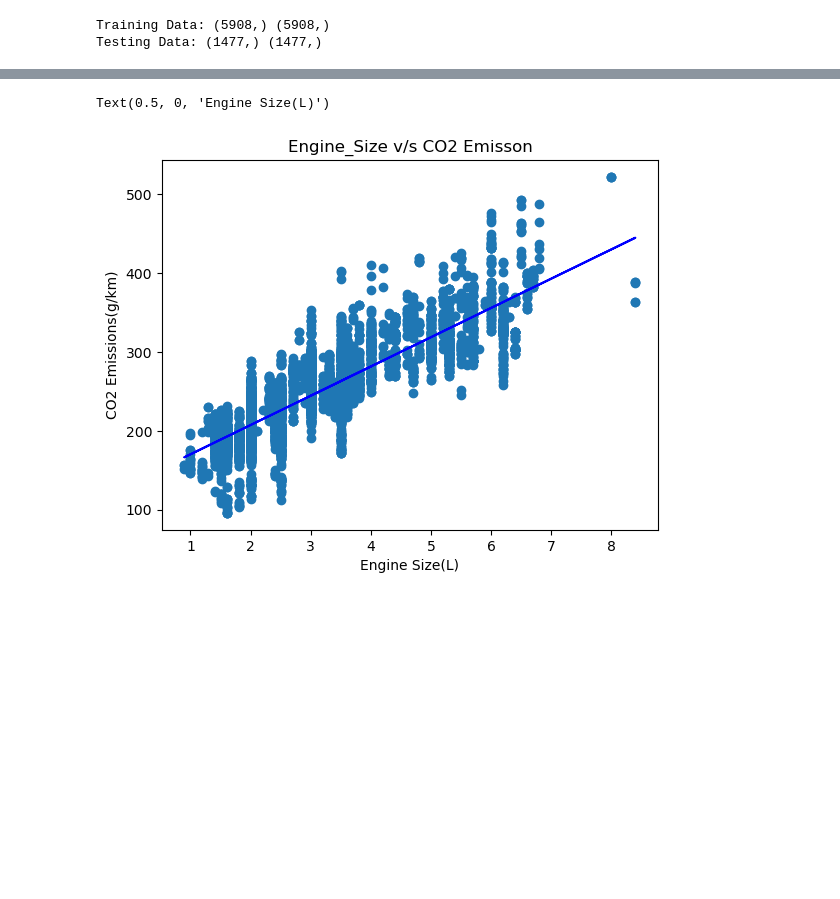
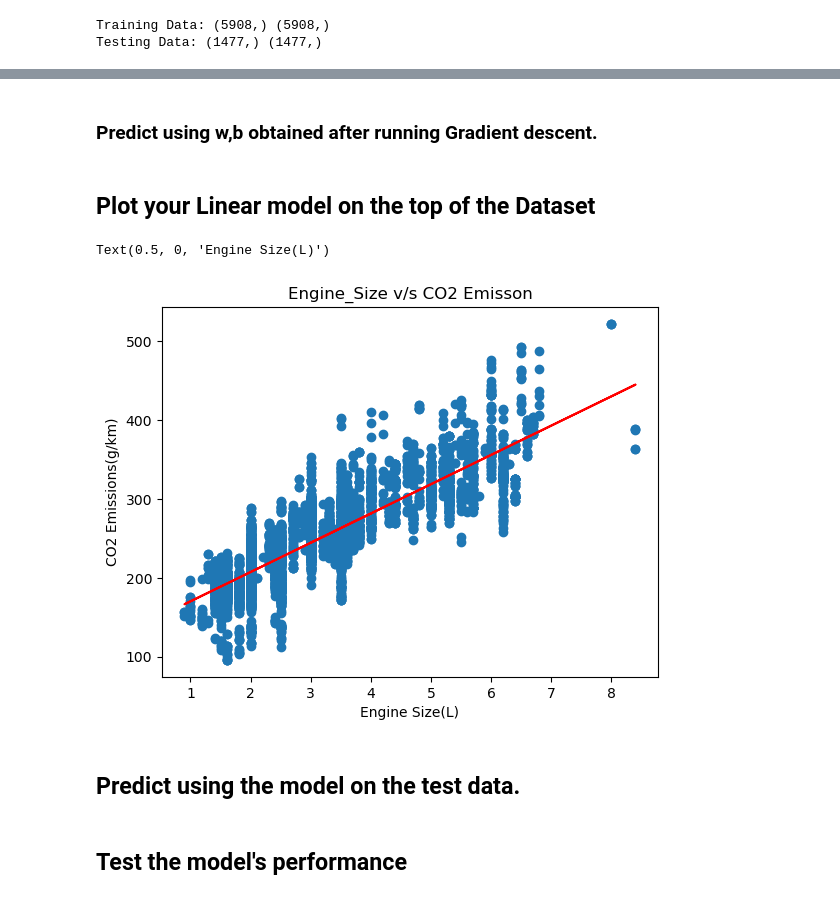
Before and after one commit to HR-Shekhar/UnivariateLinearRegression, a Jupyter notebook: UnivariateLinearRegression.ipynb, the cells around one changed output, grey strips where cells are left out. Drawn from its saved outputs; the diff is of its cells as text; code cells hidden in the pictures; blank space fills up the shorter version.

Commit message:
Initial commit - Univariate Linear Regression Project

```diff
--- a/UnivariateLinearRegression.ipynb
+++ b/UnivariateLinearRegression.ipynb
@@ -157,30 +188,38 @@ w,b found by gradient descent: 37.1065254253541 133.22598854909575
+# %% [markdown]
+### **Predict using w,b obtained after running Gradient descent.**
 # %%
 m = x_train.shape[0]
 predicted = np.zeros(m)
 
 for i in range(m):
     predicted[i] = w * x_train[i] + b
+# %% [markdown]
+## Plot your Linear model on the top of the Dataset
 # %%
 # Plot the linear fit
-plt.plot(x_train, predicted, c = "b")
+plt.plot(x_train, predicted, c = "r")
 
 # Create a scatter plot of the data.
 plt.scatter(x_train, y_train)
 
 plt.title('Engine_Size v/s CO2 Emisson')
 # Set the y-axis label
 plt.ylabel('CO2 Emissions(g/km)')
 # Set the x-axis label
 plt.xlabel('Engine Size(L)')
 # %% [output]
 Text(0.5, 0, 'Engine Size(L)')
-[figure, old version]
+[figure, new version]
+# %% [markdown]
+## Predict using the model on the test data.
 # %%
 m1 = x_test.shape[0]
 y_pred = np.zeros(m1)
 
 for j in range(m1):
     y_pred[j] = w * x_test[j] + b
+# %% [markdown]
+## Test the model's performance
 # %%
 from sklearn.metrics import r2_score
 
```
Also changed, not shown: parts of 17 cells of this notebook.
